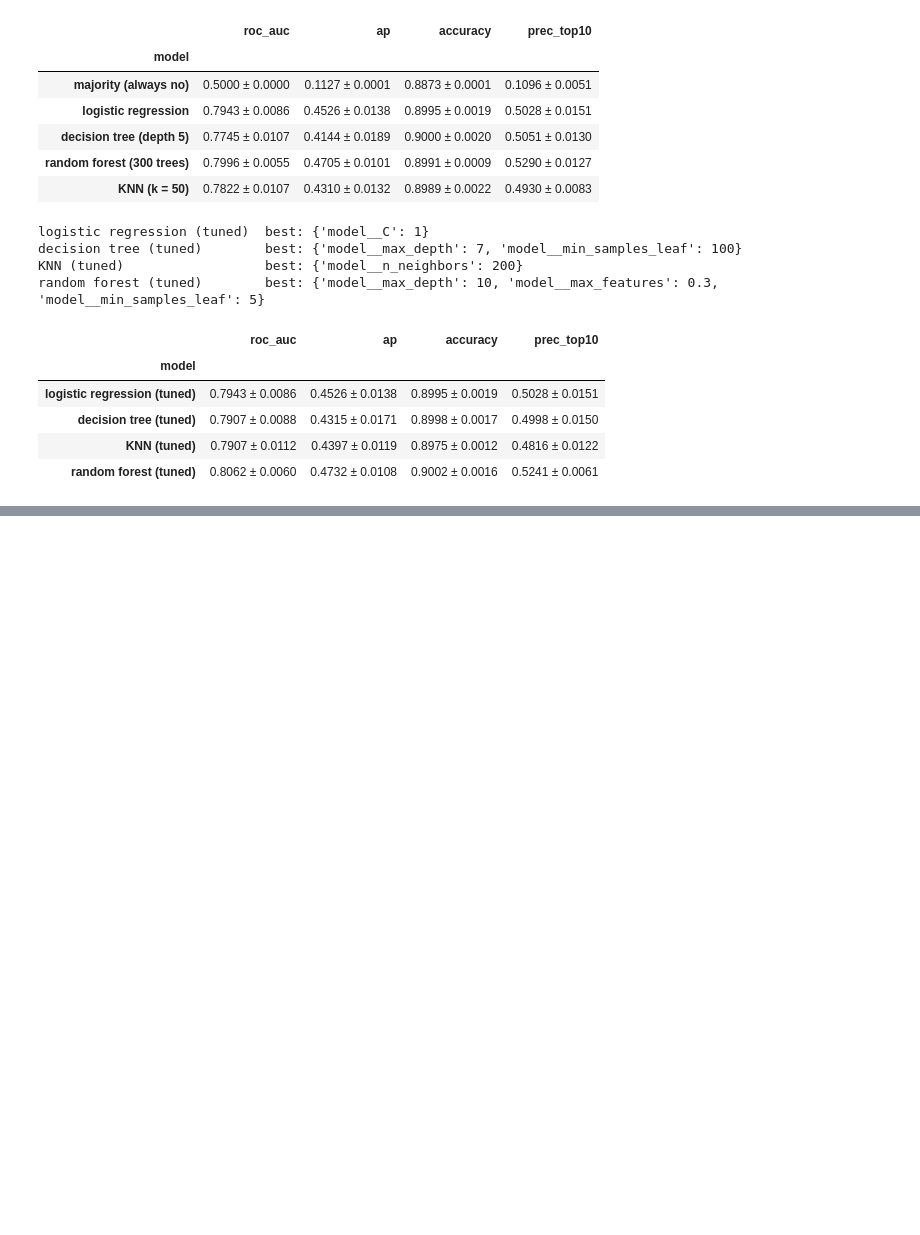
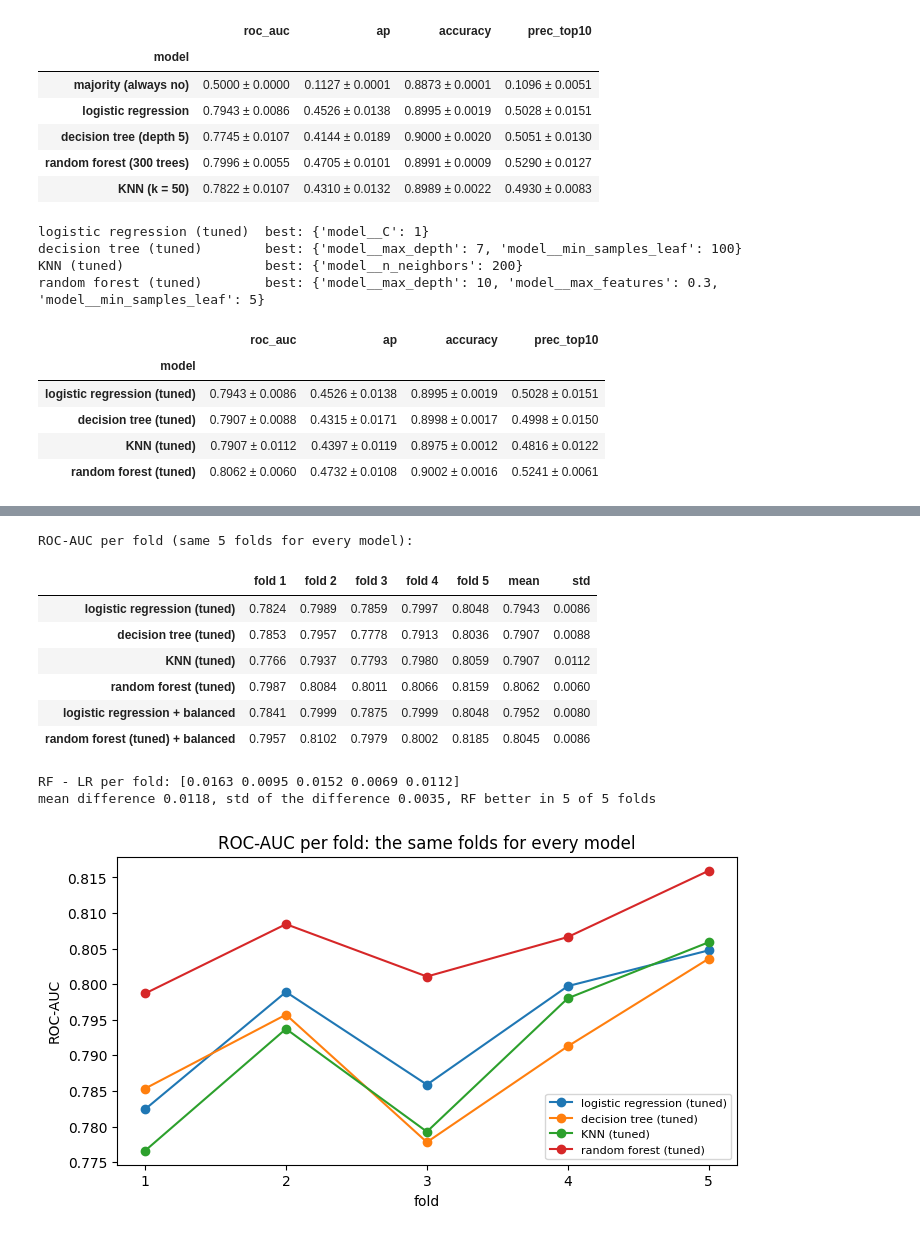
Before and after one commit to ayazhanaisan-prog/aisan_ML_task_3, a Jupyter notebook: aisan_ML_task_3.ipynb, the cells around one changed output, grey strips where cells are left out. Drawn from its saved outputs; the diff is of its cells as text; code cells hidden in the pictures; blank space fills up the shorter version.

Commit message:
Stage 6: class imbalance and fold-by-fold comparison

```diff
--- a/aisan_ML_task_3.ipynb
+++ b/aisan_ML_task_3.ipynb
@@ -458,0 +486,36 @@ random forest (tuned)        best: {'model__max_depth': 10, 'model__max_features
+# %%
+names = ["logistic regression (tuned)", "decision tree (tuned)", "KNN (tuned)",
+         "random forest (tuned)", "logistic regression + balanced", "random forest (tuned) + balanced"]
+fold_table = pd.DataFrame({n: fold_scores[n] for n in names},
+                          index=[f"fold {i}" for i in range(1, 6)]).T
+fold_table["mean"] = fold_table.mean(axis=1)
+fold_table["std"] = fold_table.iloc[:, :5].std(axis=1, ddof=0)
+print("ROC-AUC per fold (same 5 folds for every model):")
+display(fold_table.round(4))
+
+diff = fold_scores["random forest (tuned)"] - fold_scores["logistic regression (tuned)"]
+print("RF - LR per fold:", np.round(diff, 4))
+print(f"mean difference {diff.mean():.4f}, std of the difference {diff.std():.4f}, "
+      f"RF better in {(diff > 0).sum()} of 5 folds")
+
+fig, ax = plt.subplots(figsize=(8, 4))
+for n in names[:4]:
+    ax.plot(range(1, 6), fold_scores[n], marker="o", label=n)
+ax.set_xticks(range(1, 6))
+ax.set_xlabel("fold")
+ax.set_ylabel("ROC-AUC")
+ax.set_title("ROC-AUC per fold: the same folds for every model")
+ax.legend(fontsize=8)
+plt.show()
+# %% [output]
+ROC-AUC per fold (same 5 folds for every model):
+|  | fold 1 | fold 2 | fold 3 | fold 4 | fold 5 | mean | std |
+| logistic regression (tuned) | 0.7824 | 0.7989 | 0.7859 | 0.7997 | 0.8048 | 0.7943 | 0.0086 |
+| decision tree (tuned) | 0.7853 | 0.7957 | 0.7778 | 0.7913 | 0.8036 | 0.7907 | 0.0088 |
+| KNN (tuned) | 0.7766 | 0.7937 | 0.7793 | 0.7980 | 0.8059 | 0.7907 | 0.0112 |
+| random forest (tuned) | 0.7987 | 0.8084 | 0.8011 | 0.8066 | 0.8159 | 0.8062 | 0.0060 |
+| logistic regression + balanced | 0.7841 | 0.7999 | 0.7875 | 0.7999 | 0.8048 | 0.7952 | 0.0080 |
+| random forest (tuned) + balanced | 0.7957 | 0.8102 | 0.7979 | 0.8002 | 0.8185 | 0.8045 | 0.0086 |
+RF - LR per fold: [0.0163 0.0095 0.0152 0.0069 0.0112]
+mean difference 0.0118, std of the difference 0.0035, RF better in 5 of 5 folds
+[figure, added]
```
Also changed, not shown: parts of 1 cell of this notebook.
